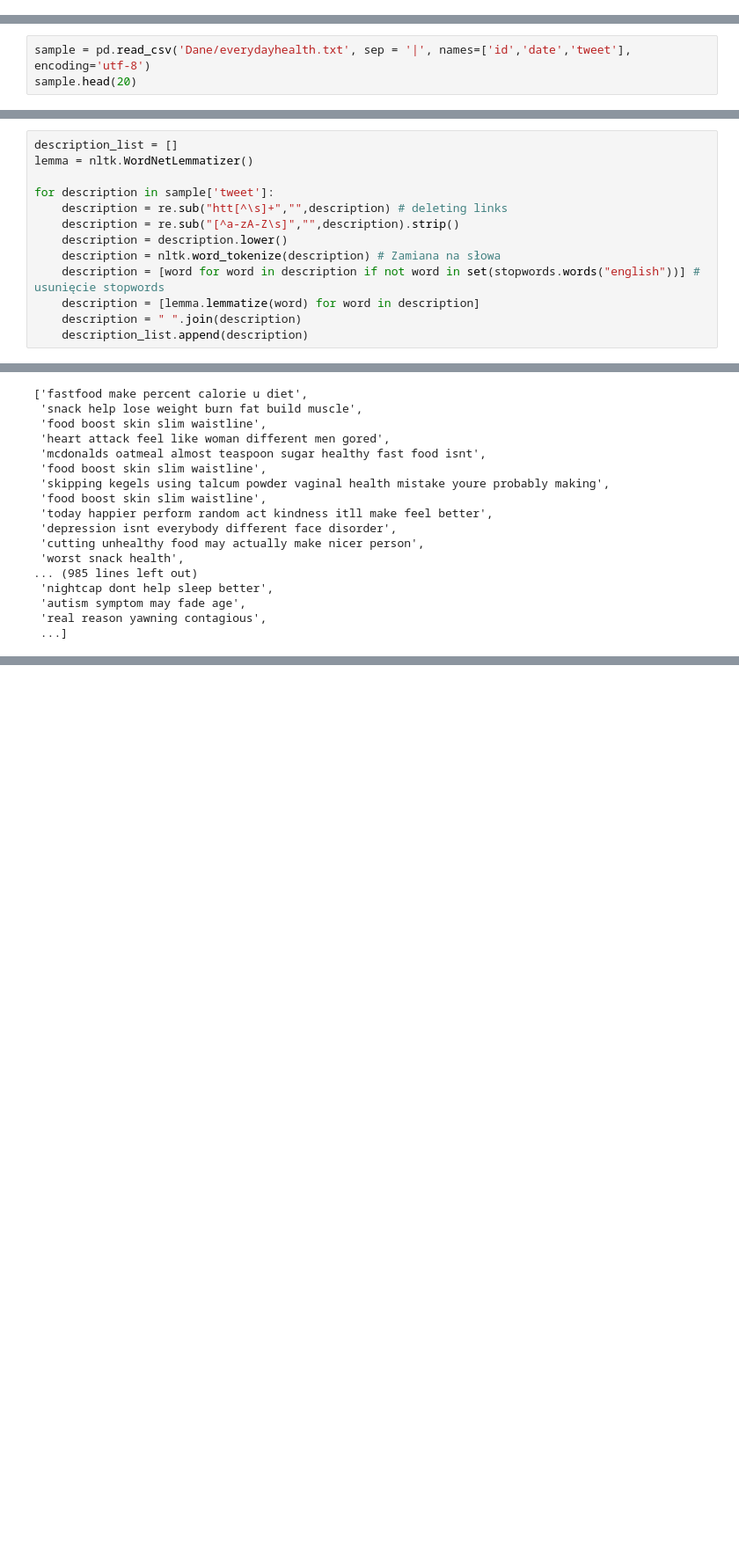
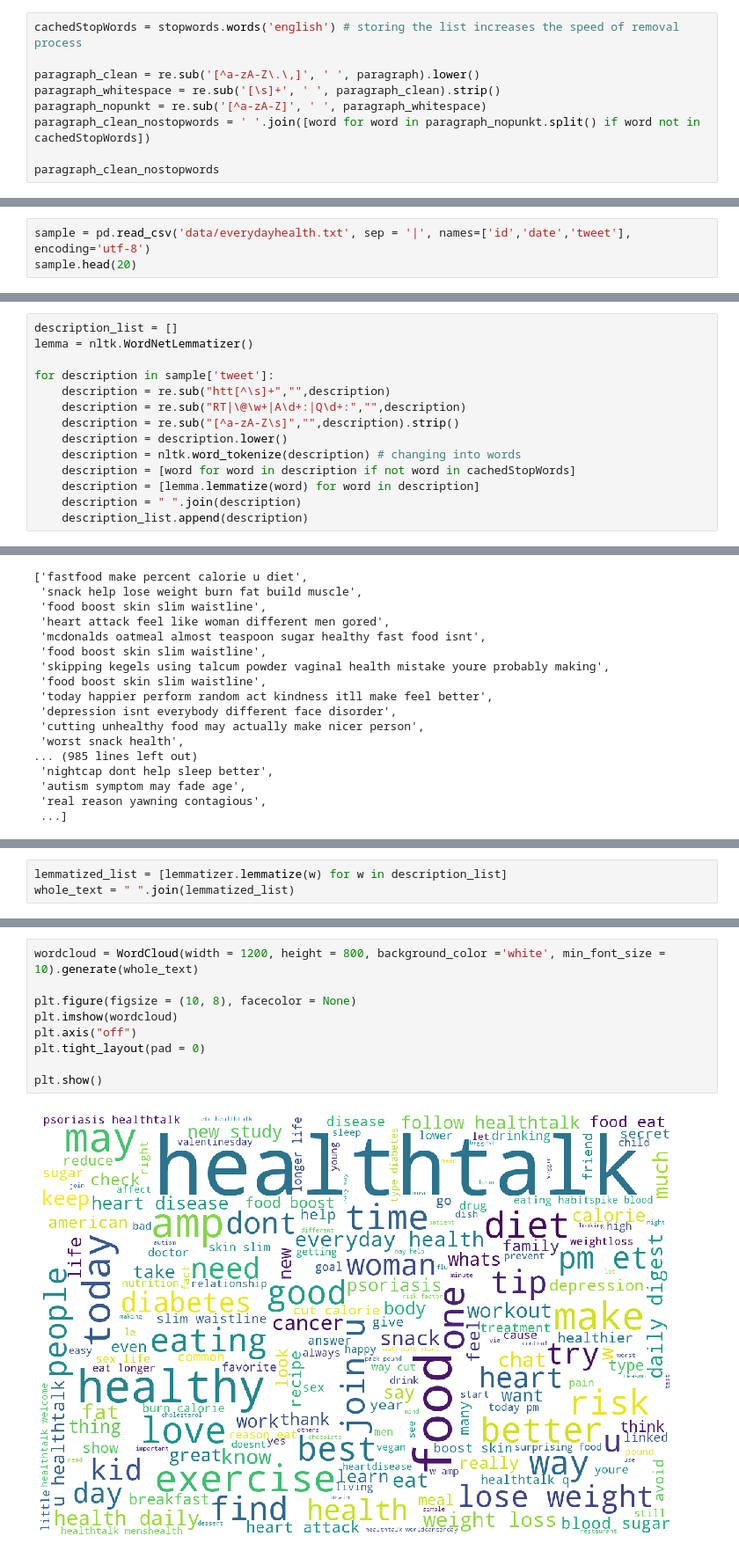
Before and after one commit to joannakijewska/NLP-project-OCR-NLTK, a Jupyter notebook: Natural_Language_Processing.ipynb, the cells around one changed output, grey strips where cells are left out. Shown at 88% size. Drawn from its saved outputs; the diff is of its cells as text; blank space fills up the shorter version.

```diff
--- a/Natural_Language_Processing.ipynb
+++ b/Natural_Language_Processing.ipynb
@@ -374,0 +281,9 @@ tournament
+# %%
+cachedStopWords = stopwords.words('english') # storing the list increases the speed of removal process
+
+paragraph_clean = re.sub('[^a-zA-Z\.\,]', ' ', paragraph).lower()
+paragraph_whitespace = re.sub('[\s]+', ' ', paragraph_clean).strip()
+paragraph_nopunkt = re.sub('[^a-zA-Z]', ' ', paragraph_whitespace)
+paragraph_clean_nostopwords = ' '.join([word for word in paragraph_nopunkt.split() if word not in cachedStopWords])
+
+paragraph_clean_nostopwords
@@ -531,7 +447,7 @@ array([[0.        , 0.        , 0.        , 0.        , 0.        ,
 # %%
 pd.set_option('max_colwidth', -1)
 # %%
-sample = pd.read_csv('Dane/everydayhealth.txt', sep = '|', names=['id','date','tweet'], encoding='utf-8')
+sample = pd.read_csv('data/everydayhealth.txt', sep = '|', names=['id','date','tweet'], encoding='utf-8')
 sample.head(20)
 # %% [output]
 |  | id | date | tweet |
@@ -556,11 +474,12 @@ description_list = []
 lemma = nltk.WordNetLemmatizer()
 
 for description in sample['tweet']:
-    description = re.sub("htt[^\s]+","",description) # deleting links
+    description = re.sub("htt[^\s]+","",description)
+    description = re.sub("RT|\@\w+|A\d+:|Q\d+:","",description)
     description = re.sub("[^a-zA-Z\s]","",description).strip()
     description = description.lower()
-    description = nltk.word_tokenize(description) # Zamiana na słowa
-    description = [word for word in description if not word in set(stopwords.words("english"))] # usunięcie stopwords
+    description = nltk.word_tokenize(description) # changing into words
+    description = [word for word in description if not word in cachedStopWords]
     description = [lemma.lemmatize(word) for word in description]
     description = " ".join(description)
     description_list.append(description)
@@ -597,0 +519,3 @@ the most using 100 words: ['amp', 'answer', 'bad', 'best', 'better', 'blood', 'b
+# %%
+lemmatized_list = [lemmatizer.lemmatize(w) for w in description_list]
+whole_text = " ".join(lemmatized_list)
@@ -597,0 +533,11 @@ the most using 100 words: ['amp', 'answer', 'bad', 'best', 'better', 'blood', 'b
+# %%
+wordcloud = WordCloud(width = 1200, height = 800, background_color ='white', min_font_size = 10).generate(whole_text)
+
+plt.figure(figsize = (10, 8), facecolor = None)
+plt.imshow(wordcloud)
+plt.axis("off")
+plt.tight_layout(pad = 0)
+
+plt.show()
+# %% [output]
+[figure, added]
```
Also changed, not shown: parts of 112 cells of this notebook, 4 other files.
